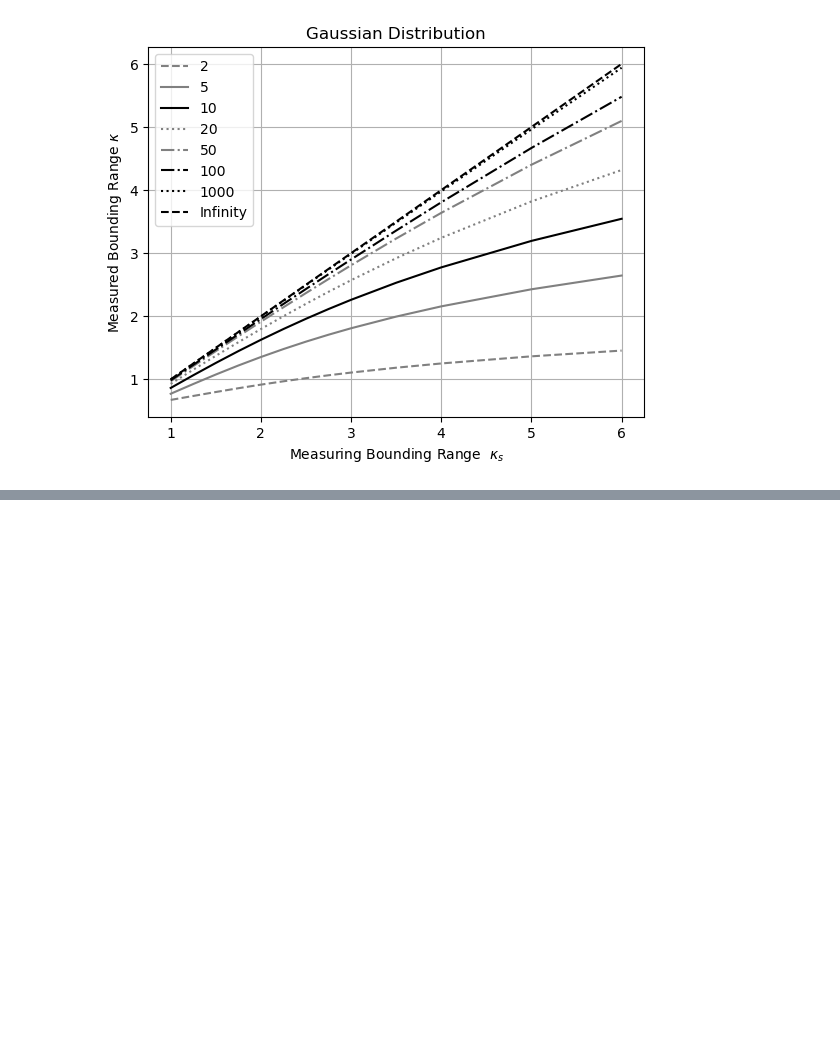
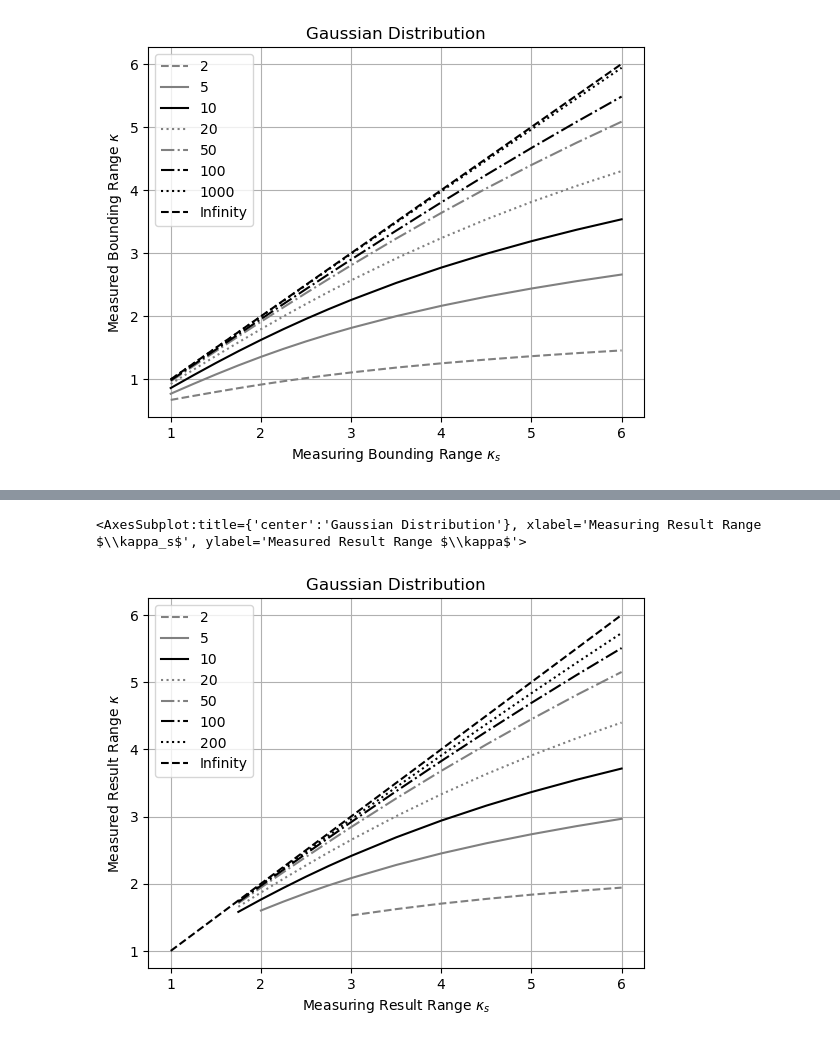
Before and after one commit to Chengpu0707/VarianceArithmetic, a Jupyter notebook: IPyNb/StatisticalBounding.ipynb, the cells around one changed output, grey strips where cells are left out. Cells and saved outputs as stored; diff of their text form; code cells hidden in the pictures; blank space fills up the shorter version.

```diff
--- a/IPyNb/StatisticalBounding.ipynb
+++ b/IPyNb/StatisticalBounding.ipynb
@@ -93 +101,15 @@ plotLeakage()
+# %%
+ax = dfN[dfN['Samples'] == 2].plot(x='Kappa', y='Range', label=2, color='gray', style='--')
+dfN[dfN['Samples'] == 5].plot(x='Kappa', y='Range', label='5', color='gray', style='-', ax=ax)
+dfN[dfN['Samples'] == 10].plot(x='Kappa', y='Range', label='10', color='black', style='-', ax=ax)
+dfN[dfN['Samples'] == 20].plot(x='Kappa', y='Range', label='20', color='gray', style=':', ax=ax)
+dfN[dfN['Samples'] == 50].plot(x='Kappa', y='Range', label='50', color='gray', style='-.', ax=ax)
+dfN[dfN['Samples'] == 100].plot(x='Kappa', y='Range', label='100', color='black', style='-.', ax=ax)
+dfN[dfN['Samples'] == 200].plot(x='Kappa', y='Range', label='200', color='black', style=':', ax=ax)
+dfN[dfN['Samples'] == 0].plot(x='Kappa', y='Range', label='Infinity', color='black', style='--', ax=ax, grid=True,
+                              title='Gaussian Distribution', xlabel=r'Measuring Result Range $\kappa_s$',
+                              ylabel=r'Measured Result Range $\kappa$')
+# %% [output]
+<AxesSubplot:title={'center':'Gaussian Distribution'}, xlabel='Measuring Result Range $\\kappa_s$', ylabel='Measured Result Range $\\kappa$'>
+[figure, added]
 # %%
```
Also changed, not shown: parts of 29 cells of this notebook, 12 other files.
